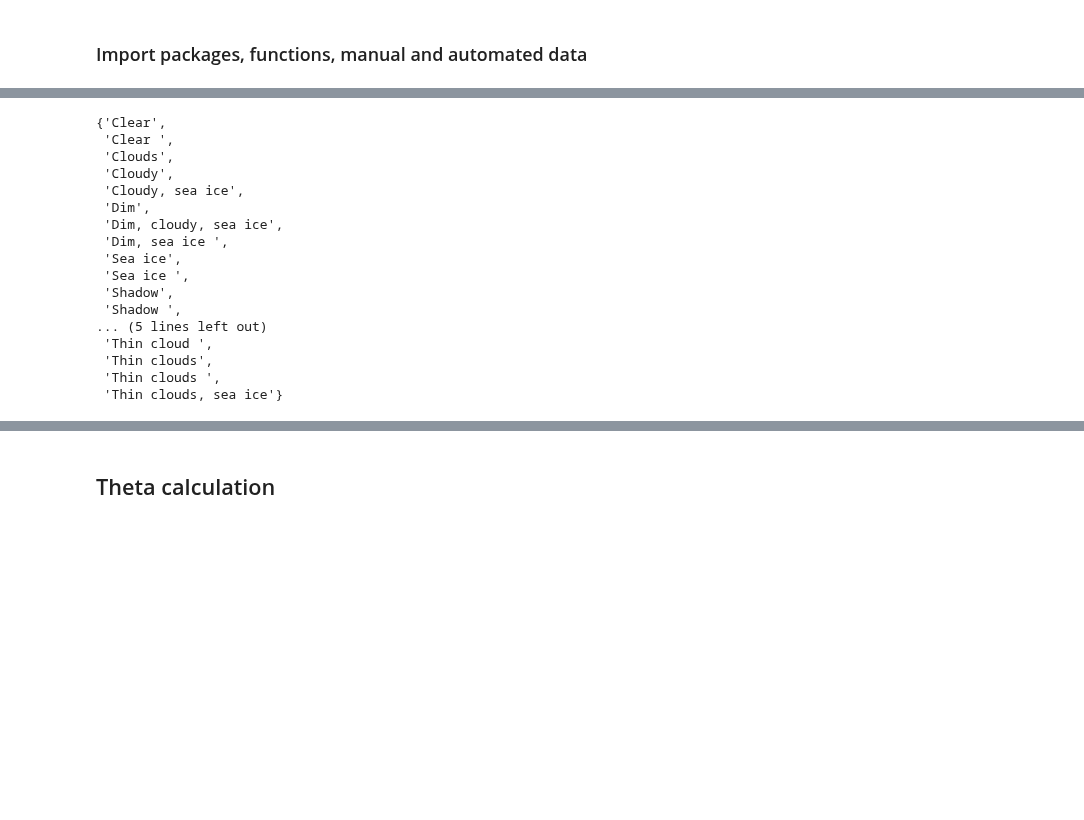
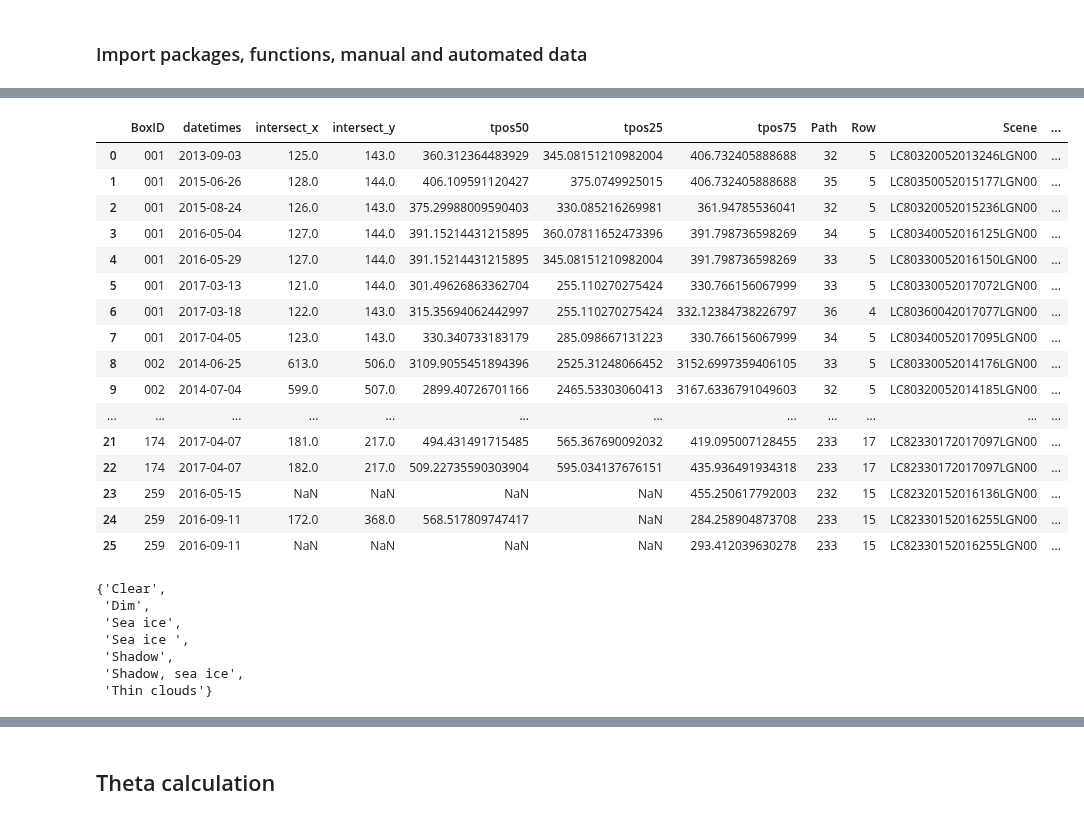
Before and after one commit to jukesliu/automated-glacier-terminus, a Jupyter notebook: Manual_auto_error.ipynb, the cells around one changed output, grey strips where cells are left out. Cells and saved outputs as stored; diff of their text form; code cells hidden in the pictures; blank space fills up the shorter version.

```diff
--- a/Manual_auto_error.ipynb
+++ b/Manual_auto_error.ipynb
@@ -52,11 +52,11 @@ manual75 = manual_df[['BoxID','datetimes', 'intersect_x', 'intersect_y',
 # %%
 # manual_df
 # %%
-# newIDs = []
-# for item in np.array(condition_df['BoxID']):
-#     if type(item) != float:
-#         newIDs.append(item.rjust(3, '0'))
-#     else:
-#         newIDs.append('NaN')
-# condition_df['BoxID'] = newIDs
-# condition_df
+newIDs = []
+for item in np.array(condition_df['BoxID']):
+    if type(item) != float:
+        newIDs.append(item.rjust(3, '0'))
+    else:
+        newIDs.append('NaN')
+condition_df['BoxID'] = newIDs
+condition_df
@@ -63,11 +77,29 @@ manual75 = manual_df[['BoxID','datetimes', 'intersect_x', 'intersect_y',
 # %%
-# # TEST image conditions by condition - manual
-# merge1 = manual_df.merge(condition_df, how='inner', on=['datetimes', 'BoxID']).drop(['Unnamed: 0_x',
-#                                                                  'Unnamed: 0_y',
-#                                                                  'Line_x', 'Line_y',
-#                                                                  'Jukes', 'Not_exact_date'], axis=1)
-# merge2 = merge1.merge(test_df, how='inner', on=['datetimes', 'BoxID', 'Scene'])
-# merge2
+# TEST image conditions by condition - manual
+merge1 = manual_df.merge(condition_df, how='inner', on=['datetimes', 'BoxID']).drop(['Unnamed: 0_x',
+                                                                 'Unnamed: 0_y',
+                                                                 'Line_x', 'Line_y',
+                                                                 'Jukes', 'Not_exact_date'], axis=1)
+merge2 = merge1.merge(test_df, how='inner', on=['datetimes', 'BoxID', 'Scene'])
+merge2
+# %% [output]
+|  | BoxID | datetimes | intersect_x | intersect_y | tpos50 | tpos25 | tpos75 | Path | Row | Scene | ... |
+| 0 | 001 | 2013-09-03 | 125.0 | 143.0 | 360.312364483929 | 345.08151210982004 | 406.732405888688 | 32 | 5 | LC80320052013246LGN00 | ... |
+| 1 | 001 | 2015-06-26 | 128.0 | 144.0 | 406.109591120427 | 375.0749925015 | 406.732405888688 | 35 | 5 | LC80350052015177LGN00 | ... |
+| 2 | 001 | 2015-08-24 | 126.0 | 143.0 | 375.29988009590403 | 330.085216269981 | 361.94785536041 | 32 | 5 | LC80320052015236LGN00 | ... |
+| 3 | 001 | 2016-05-04 | 127.0 | 144.0 | 391.15214431215895 | 360.07811652473396 | 391.798736598269 | 34 | 5 | LC80340052016125LGN00 | ... |
+| 4 | 001 | 2016-05-29 | 127.0 | 144.0 | 391.15214431215895 | 345.08151210982004 | 391.798736598269 | 33 | 5 | LC80330052016150LGN00 | ... |
+| 5 | 001 | 2017-03-13 | 121.0 | 144.0 | 301.49626863362704 | 255.110270275424 | 330.766156067999 | 33 | 5 | LC80330052017072LGN00 | ... |
+| 6 | 001 | 2017-03-18 | 122.0 | 143.0 | 315.35694062442997 | 255.110270275424 | 332.12384738226797 | 36 | 4 | LC80360042017077LGN00 | ... |
+| 7 | 001 | 2017-04-05 | 123.0 | 143.0 | 330.340733183179 | 285.098667131223 | 330.766156067999 | 34 | 5 | LC80340052017095LGN00 | ... |
+| 8 | 002 | 2014-06-25 | 613.0 | 506.0 | 3109.9055451894396 | 2525.31248066452 | 3152.6997359406105 | 33 | 5 | LC80330052014176LGN00 | ... |
+| 9 | 002 | 2014-07-04 | 599.0 | 507.0 | 2899.40726701166 | 2465.53303060413 | 3167.6336791049603 | 32 | 5 | LC80320052014185LGN00 | ... |
+| ... | ... | ... | ... | ... | ... | ... | ... | ... | ... | ... | ... |
+| 21 | 174 | 2017-04-07 | 181.0 | 217.0 | 494.431491715485 | 565.367690092032 | 419.095007128455 | 233 | 17 | LC82330172017097LGN00 | ... |
+| 22 | 174 | 2017-04-07 | 182.0 | 217.0 | 509.22735590303904 | 595.034137676151 | 435.936491934318 | 233 | 17 | LC82330172017097LGN00 | ... |
+| 23 | 259 | 2016-05-15 | NaN | NaN | NaN | NaN | 455.250617792003 | 232 | 15 | LC82320152016136LGN00 | ... |
+| 24 | 259 | 2016-09-11 | 172.0 | 368.0 | 568.517809747417 | NaN | 284.258904873708 | 233 | 15 | LC82330152016255LGN00 | ... |
+| 25 | 259 | 2016-09-11 | NaN | NaN | NaN | NaN | 293.412039630278 | 233 | 15 | LC82330152016255LGN00 | ... |
 # %%
 # # look at 002 specifically
 # BoxID = '002'
@@ -111,25 +143,15 @@ for BoxID in BoxIDs:
 # %%
 # compare_cdf
 # %%
-# compare_cdf = pd.concat(dfs)
-# dates = set(compare_cdf.datetimes)
-# set(compare_cdf.Condition)
+compare_cdf = pd.concat(dfs)
+dates = set(compare_cdf.datetimes)
+set(compare_cdf.Condition)
 # %% [output]
 {'Clear',
- 'Clear ',
- 'Clouds',
- 'Cloudy',
- 'Cloudy, sea ice',
  'Dim',
- 'Dim, cloudy, sea ice',
- 'Dim, sea ice ',
  'Sea ice',
  'Sea ice ',
  'Shadow',
- 'Shadow ',
-... (5 lines left out)
- 'Thin cloud ',
- 'Thin clouds',
- 'Thin clouds ',
- 'Thin clouds, sea ice'}
+ 'Shadow, sea ice',
+ 'Thin clouds'}
 # %%
```
Also changed, not shown: parts of 7 cells of this notebook, 4 other files.
